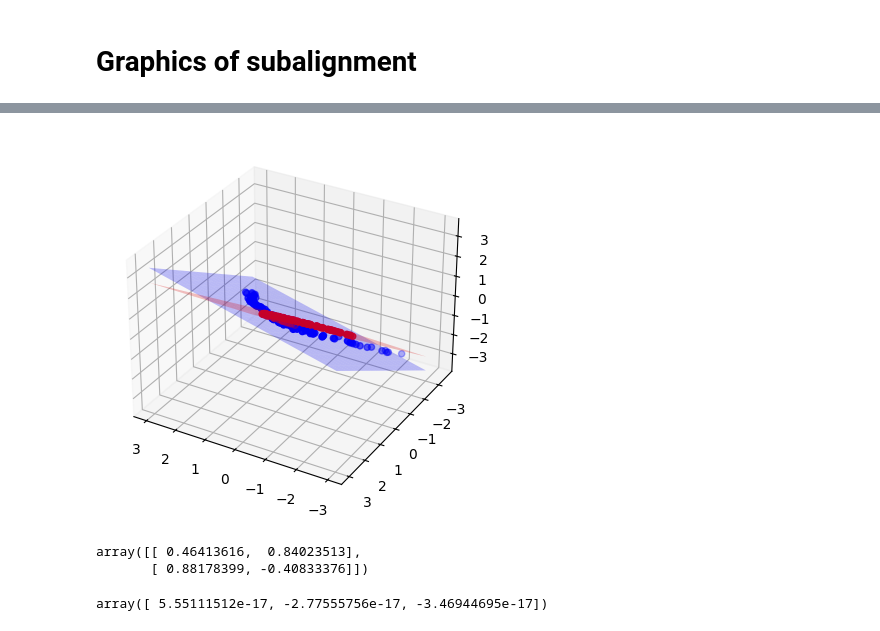
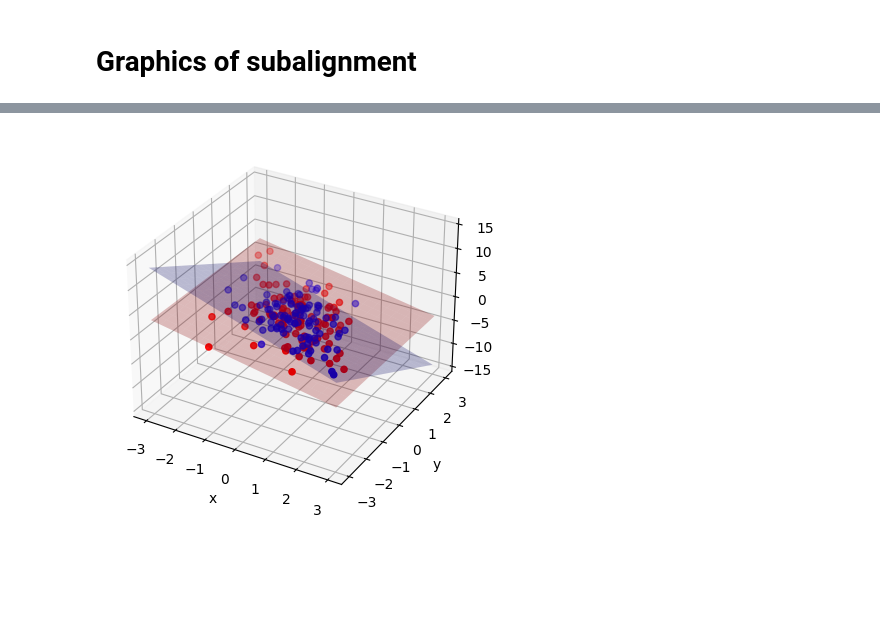
Before and after one commit to Dernalord/Project_OT, a Jupyter notebook: Project_OT.ipynb, the cells around one changed output, grey strips where cells are left out. Drawn from its saved outputs; the diff is of its cells as text; code cells hidden in the pictures; blank space fills up the shorter version.

```diff
--- a/Project_OT.ipynb
+++ b/Project_OT.ipynb
@@ -756,15 +599,13 @@ plt.show()
 # %%
 ax = plt.axes(projection='3d')
-#ax.plot([x_start, eigenvector_x_S1], [y_start, eigenvector_y_S1], [z_start, eigenvector_z_S1], c="red")
-#ax.plot([x_start, eigenvector_x_S2], [y_start, eigenvector_y_S2], [z_start, eigenvector_z_S2], c="red")
-#ax.plot([x_start, eigenvector_x_T1], [y_start, eigenvector_y_T1], [z_start, eigenvector_z_T1], c="blue")
-#ax.plot([x_start, eigenvector_x_T2], [y_start, eigenvector_y_T2], [z_start, eigenvector_z_T2], c="blue")
-ax.scatter3D(S_projected.T[:,0], S_projected.T[:,1], S_projected.T[:,2],c="red")
-ax.scatter3D(T_projected.T[:,0], T_projected.T[:,1], T_projected.T[:,2],c="blue")
+ax.scatter3D(S[:,0], S[:,1], S[:,2],c="red")
+ax.scatter3D(T[:,0], T[:,1], T[:,2],c="blue")
 ax.plot_surface(X, Y, Z_S, alpha=0.25,color='r')
 ax.plot_surface(X, Y, Z_T, alpha=0.25,color='b')
-
-ax.view_init(30,120)
+ax.set_xlabel("x")
+ax.set_ylabel("y")
+ax.set_zlabel("z")
+plt.savefig(os.getcwd()+"/second_example_plane.pdf")
 plt.show()
 # %% [output]
-[figure, old version]
+[figure, new version]
@@ -782,9 +611,0 @@ normal_vector_Xa = np.cross(Xa[:,0], Xa[:,1])
-# %%
-Xs.T@Xt
-# %% [output]
-array([[ 0.46413616,  0.84023513],
-       [ 0.88178399, -0.40833376]])
-# %%
-np.cross(normal_vector_Xa , normal_vector_S)
-# %% [output]
-array([ 5.55111512e-17, -2.77555756e-17, -3.46944695e-17])
```
Also changed, not shown: parts of 55 cells of this notebook.
